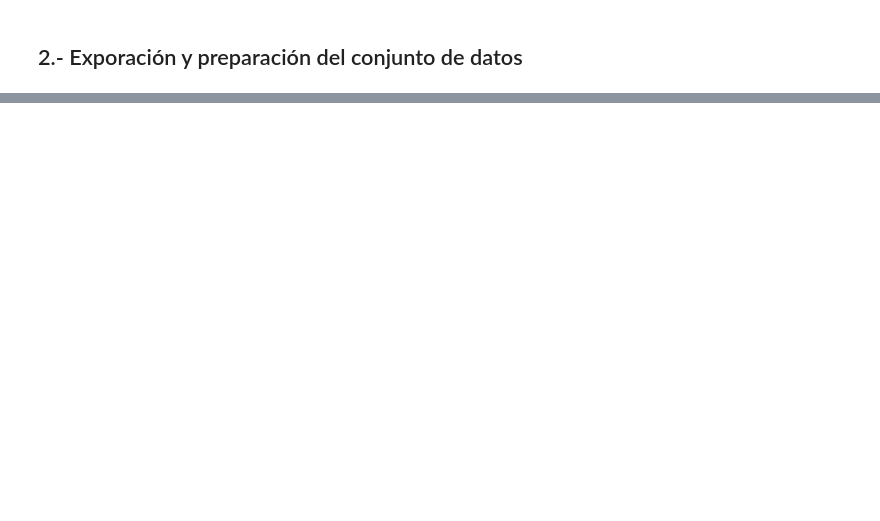
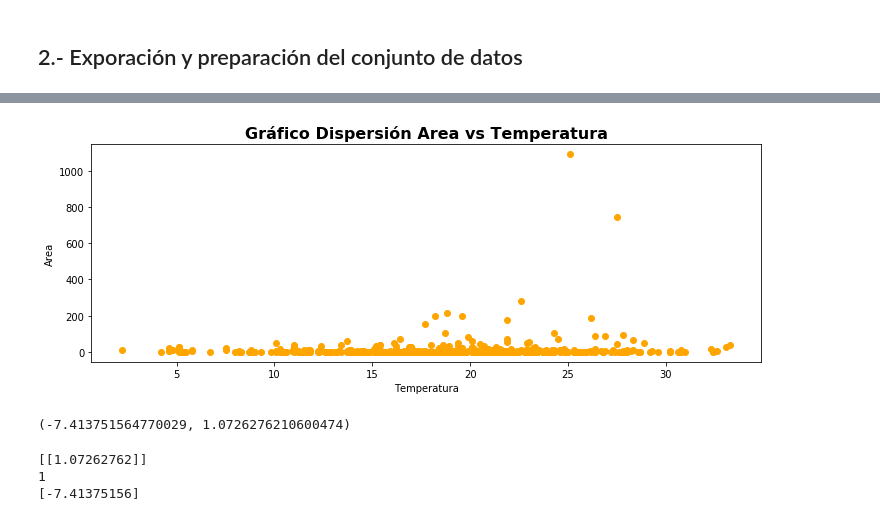
Before and after one commit to NicoPatalagua/Scikit-learn, a Jupyter notebook: Sci_Kit_Learn_A.ipynb, the cells around one changed output, grey strips where cells are left out. Saved outputs shown, nothing was run; the diff lists cells and outputs as text; code cells hidden in the pictures; blank space fills up the shorter version.

```diff
--- a/Sci_Kit_Learn_A.ipynb
+++ b/Sci_Kit_Learn_A.ipynb
@@ -468,0 +23,3 @@ target                1.0000
+# %%
+dataF = pd.read_csv('./data/forestfires.csv')
+dataF.head()
@@ -468,0 +61,13 @@ target                1.0000
+# %%
+plt.figure(figsize=(12, 4))
+plt.scatter(
+    dataF['temp'],
+    dataF['area'],
+    c='orange'
+)
+plt.title("Gráfico Dispersión Area vs Temperatura", fontsize=16, fontweight='bold')
+plt.xlabel("Temperatura")
+plt.ylabel("Area")
+plt.show()
+# %% [output]
+[figure, added]
@@ -468,0 +84,14 @@ target                1.0000
+# %%
+t0, t1 = modelo.intercept_[0], modelo.coef_[0][0]
+t0, t1
+# %% [output]
+(-7.413751564770029, 1.0726276210600474)
+# %%
+# Impresión de intercepción, coeficientes y numero de coeficientes
+print(modelo.coef_)
+print(len(modelo.coef_))
+print(modelo.intercept_)
+# %% [output]
+[[1.07262762]]
+1
+[-7.41375156]
```
Also changed, not shown: parts of 56 cells of this notebook.
